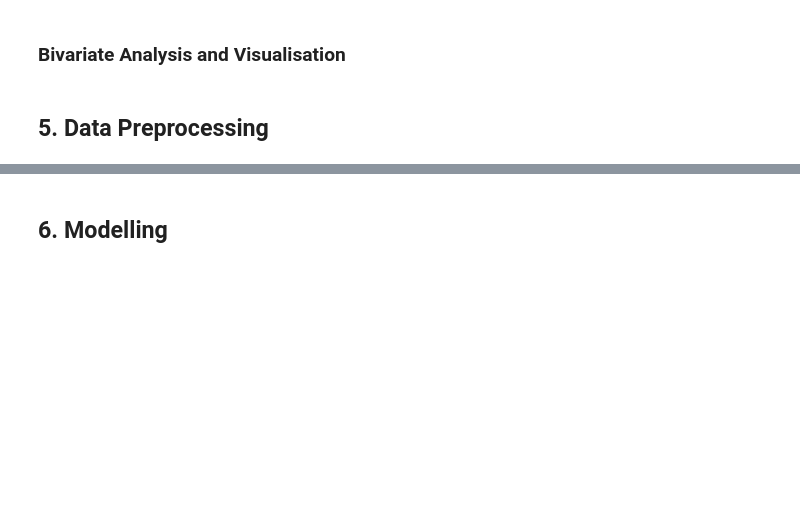
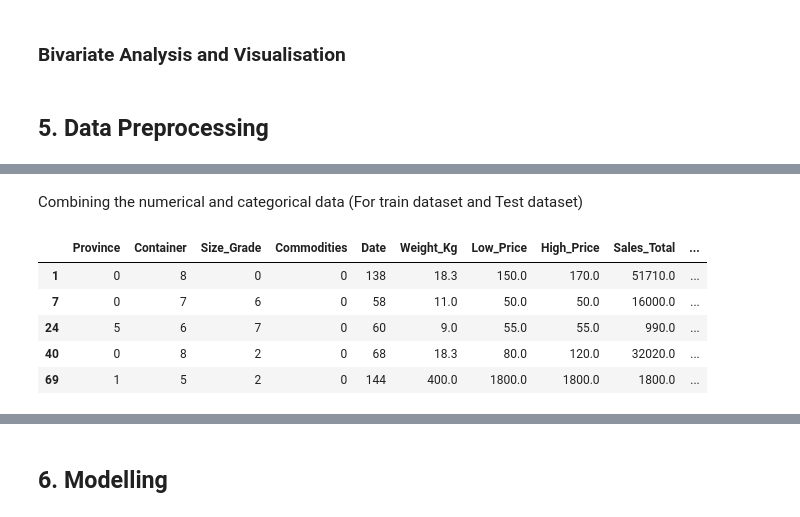
Before and after one commit to Iddo-Smith/regression-apples-predict-api-template, a Jupyter notebook: apple_prices_workbook.ipynb, the cells around one changed output, grey strips where cells are left out. Cells and saved outputs as stored; diff of their text form; code cells hidden in the pictures; blank space fills up the shorter version.

```diff
--- a/apple_prices_workbook.ipynb
+++ b/apple_prices_workbook.ipynb
@@ -306,0 +368,2 @@ test.describe()
+# %% [markdown]
+Combining the numerical and categorical data (For train dataset and Test dataset)
@@ -306,0 +373,9 @@ test.describe()
+# %%
+train_encoded.head()
+# %% [output]
+|  | Province | Container | Size_Grade | Commodities | Date | Weight_Kg | Low_Price | High_Price | Sales_Total | ... |
+| 1 | 0 | 8 | 0 | 0 | 138 | 18.3 | 150.0 | 170.0 | 51710.0 | ... |
+| 7 | 0 | 7 | 6 | 0 | 58 | 11.0 | 50.0 | 50.0 | 16000.0 | ... |
+| 24 | 5 | 6 | 7 | 0 | 60 | 9.0 | 55.0 | 55.0 | 990.0 | ... |
+| 40 | 0 | 8 | 2 | 0 | 68 | 18.3 | 80.0 | 120.0 | 32020.0 | ... |
+| 69 | 1 | 5 | 2 | 0 | 144 | 400.0 | 1800.0 | 1800.0 | 1800.0 | ... |
```
Also changed, not shown: parts of 17 cells of this notebook.
